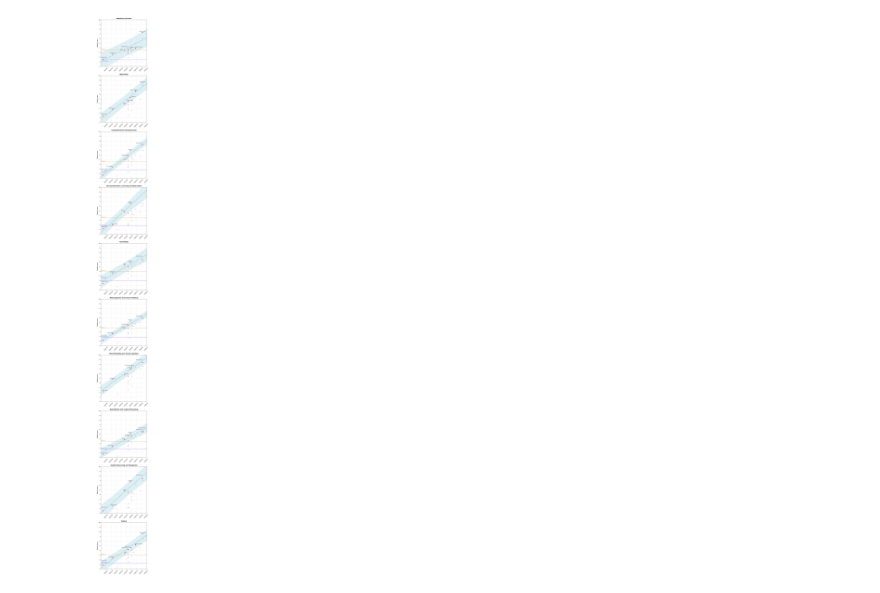
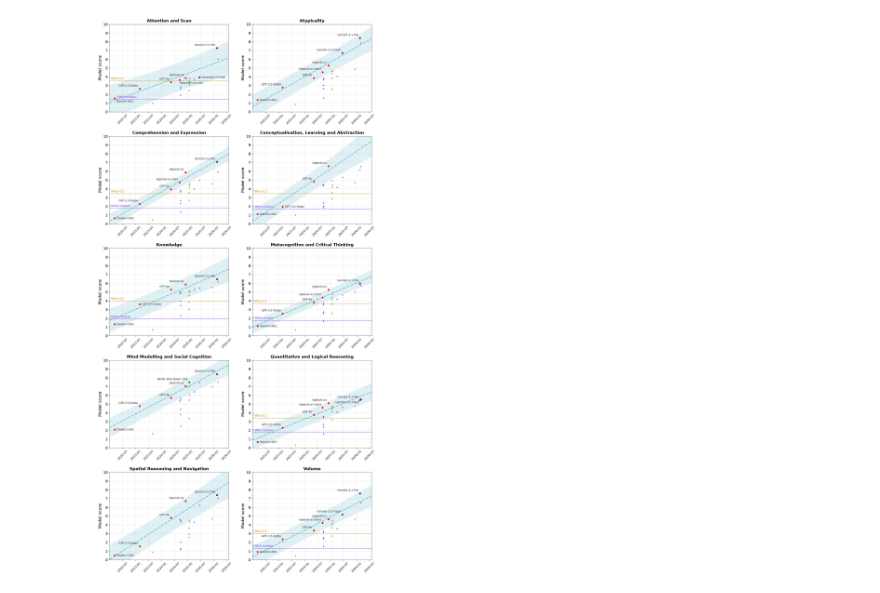
Before and after one commit to General-Purpose-AI-Policy-Lab/adele-extension, a Jupyter notebook: Trends.ipynb, the cells around one changed output. Saved outputs shown, nothing was run; the diff lists cells and outputs as text; code cells hidden in the pictures.

```diff
--- a/Trends.ipynb
+++ b/Trends.ipynb
@@ -50,18 +116,8 @@ def frontier_indices(xs, ys):
             front_original_indices.append(idx)
     return front_original_indices
 # %%
-group_full_names = {
-    'AS': 'Attention and Scan',
-    'CE': 'Comprehension and Expression',
-    'CL': 'Conceptualisation, Learning and Abstraction',
-    'MC': 'Metacognition and Critical Thinking',
-    'MS': 'Mind Modelling and Social Cognition',
-    'QL': 'Quantitative and Logical Reasoning',
-    'SN': 'Spatial Reasoning and Navigation',
-    'KN': 'Knowledge',
-    'AT': 'Atypicality',
-    'VO': 'Volume'
-}
+"""Full names of the dimension groups, in the language chosen above"""
+group_full_names = labels['group_full_names']
 # %%
 corporations = {'Babbage-002' : 'OpenAI',
                 'Davinci-002' : 'OpenAI',
@@ -272,8 +336,9 @@ plt.show()
 timss_adele_df = pd.read_csv("data/adele_profiles_TIMSS_G8_MaxAuxDiff=0_W=information_rho=1.csv")
 timss_adele_df.drop(['SN', 'MS', 'AT'], axis=1, inplace=True) #Drop 2 NaN and 1 unreliable value.
 # %%
-"""This cell draws fig 7 of our post"""
-fig, axs = plt.subplots(10, 1, figsize=(7, 84), sharex=False, sharey=False)
+"""This cell draws figure 4 of our post"""
+fig, axs = plt.subplots(5, 2, figsize=(17, 35), sharex=False, sharey=False)
+fig.subplots_adjust(hspace=0.28)  # without it a row's dates touch the title of the row below
 demand_groups = list(reduced_profiles_df.columns)
 demand_groups.remove('Date')
 release_dates = reduced_profiles_df['Date'].values
@@ -284,7 +349,7 @@ colors = [corpo_color_map[corporations[x]] for x in model_names]
 subplot_layout_data = []
 
 for i in range(10):
-    ax = axs[i]
+    ax = axs.flat[i]
     demand_group = demand_groups[i]
     ys = reduced_profiles_df[demand_group].values
     front = sorted(set(frontier_indices(xs, ys)), key=lambda k: xs[k])
@@ -303,6 +368,10 @@ for i in range(10):
     x_lo, x_hi = [(pd.Timestamp(d) - pd.to_datetime("2022-01-01")).total_seconds() / (3600 * 24 * 365.25)
                   for d in xlim_dates]
 
+    # Sampled densely: the collision test looks for obstacle points inside a label box, so a line
+    # described by its two endpoints alone would let labels be placed right across it.
+    x_line = np.linspace(xlim[0], xlim[1], 200)
+
     # TIMSS baselines
     timss_labels = []  # (x_anchor, y_anchor, text, color), to be placed later
     timss_lines_xy = []
@@ -310,12 +379,12 @@ for i in range(10):
         lv20 = timss_adele_df[demand_group].iloc[0]
         ax.plot(xlim, [lv20, lv20], color=COLOR_P20, ls='--', lw=1.3, zorder=2)
         timss_labels.append((xlim_dates[0], lv20, 'TIMSS-0.2', COLOR_P20))
-        timss_lines_xy.append((np.array(xlim), np.array([lv20, lv20])))
+        timss_lines_xy.append((x_line, np.full_like(x_line, lv20)))
 
         lv50 = timss_adele_df[demand_group].iloc[1]
         ax.plot(xlim, [lv50, lv50], color=COLOR_MED, ls='--', lw=1.3, zorder=2)
-        timss_labels.append((xlim_dates[0], lv50, 'TIMSS-median', COLOR_MED))
-        timss_lines_xy.append((np.array(xlim), np.array([lv50, lv50])))
+        timss_labels.append((xlim_dates[0], lv50, labels['timss_median'], COLOR_MED))
+        timss_lines_xy.append((x_line, np.full_like(x_line, lv50)))
 
     # Gaussian Process regression
     t_bar = np.mean(xsfront_years_since_2022)
@@ -335,20 +404,20 @@ for i in range(10):
 
     ax.set_xlim(xlim)
     ax.set_ylim(0, 10)
-    ax.set_ylabel('Model score')
+    ax.set_ylabel(labels['ylabel_score'], fontsize=15)
     ax.set_yticks(list(range(11)))
-    ax.set_title(group_full_names[demand_group], pad=8)
+    ax.set_title(group_full_names[demand_group], fontsize=15, pad=8)
     ax.grid(True, color='#e0e0e0', linewidth=0.6, zorder=0)
     ax.set_axisbelow(True)
     ax.spines['top'].set_visible(True)
     ax.spines['right'].set_visible(True)
-    ax.tick_params(axis='x', rotation=45, labelsize=10)
-    ax.tick_params(axis='y', labelsize=10)
+    ax.tick_params(axis='x', rotation=45, labelsize=11)
+    ax.tick_params(axis='y', labelsize=13)
 
     subplot_layout_data.append({
         'ax': ax,
         'points': [(xs[k], ys[k], model_names[k]) for k in front],
-        'lines_xy': timss_lines_xy + [(mdates.date2num(np.array(dates_grid)), y_mean)],
+        'lines_xy': timss_lines_xy,  # the trend is not an obstacle, the TIMSS baselines are
         'avoid_pts': [(xs[k], ys[k]) for k in front],
         'timss_labels': timss_labels,
     })
@@ -366,12 +435,14 @@ for data in subplot_layout_data:
 
     placed_boxes = []
 
-    # Place TIMSS labels
+    # Place TIMSS labels. Offsets stay positive so that a label always sits just above its own
+    # line; when the spot is taken, it slides right along the line instead of dropping below it.
+    timsstextsize = 10
     for x_anchor, y_anchor, text, color in data['timss_labels']:
         best, fallback = None, None
-        for dy in (3, 8, 13, -10, -15):
-            for dx in (2, 8, -8, 14):
-                bbox = _bbox(fig, ax, x_anchor, y_anchor, text, 7, dx, dy, ha='left', va='bottom').padded(1)
+        for dy in (3, 7, 11):
+            for dx in (2, 12, 24, 40, 60, 85, 115):
+                bbox = _bbox(fig, ax, x_anchor, y_anchor, text, timsstextsize, dx, dy, ha='left', va='bottom').padded(1)
                 if fits(bbox):
                     if fallback is None:
                         fallback = (dx, dy)
@@ -380,31 +451,33 @@ for data in subplot_layout_data:
                         break
             if best:
                 break
-        dx, dy = best or fallback or (3, 3)
+        dx, dy = best or fallback or (2, 3)
         ax.annotate(text, (x_anchor, y_anchor), textcoords="offset points", xytext=(dx, dy),
-                    ha='left', va='bottom', fontsize=7, fontweight='normal', color=color, zorder=5)
-        placed_boxes.append(_bbox(fig, ax, x_anchor, y_anchor, text, 7, dx, dy, ha='left', va='bottom'))
+                    ha='left', va='bottom', fontsize=timsstextsize, fontweight='normal', color=color, zorder=5)
+        placed_boxes.append(_bbox(fig, ax, x_anchor, y_anchor, text, timsstextsize, dx, dy, ha='left', va='bottom'))
 
-    # Place frontier model names
-    modeltextsize = 7
+    # A model name goes to the upper left of its point by default, and straight to its right when the
+    # point sits too close to the left edge for that. The remaining candidates are small nudges,
+    # tried in order, to clear a reference line or an already placed label.
+    modeltextsize = 10
+    placements = [(-6, 6, 'right', 'bottom'), (8, 0, 'left', 'center'),
+                  (-6, -6, 'right', 'top'), (6, -6, 'left', 'top'),
+                  (-6, 16, 'right', 'bottom'), (6, 16, 'left', 'bottom')]
     for x_data, y_data, name in data['points']:
         best, fallback = None, None
-        for step in range(10):
-            dy = 6 + step * 7
-            for dx in (0, 9, -9, 18, -18, 27, -27):
-                bbox = _bbox(fig, ax, x_data, y_data, name, modeltextsize, dx, dy, ha='center', va='bottom').padded(2)
-                if fits(bbox):
-                    if fallback is None:
-                        fallback = (dx, dy)
-                    if not collides(bbox):
-                        best = (dx, dy)
-                        break
-            if best:
-                break
-        dx, dy = best or fallback or (0, 6)
+        for dx, dy, ha, va in placements:
+            bbox = _bbox(fig, ax, x_data, y_data, name, modeltextsize, dx, dy, ha=ha, va=va).padded(2)
+            if fits(bbox):
+                if fallback is None:
+                    fallback = (dx, dy, ha, va)
+                if not collides(bbox):
+                    best = (dx, dy, ha, va)
+                    break
+        dx, dy, ha, va = best or fallback or (0, 6, 'center', 'bottom')
         ax.annotate(name, (x_data, y_data), textcoords="offset points", xytext=(dx, dy),
-                    ha='center', va='bottom', fontsize=modeltextsize, color='#222222', zorder=5)
-        placed_boxes.append(_bbox(fig, ax, x_data, y_data, name, modeltextsize, dx, dy, ha='center', va='bottom'))
+                    ha=ha, va=va, fontsize=modeltextsize, color='#222222', zorder=5)
+        placed_boxes.append(_bbox(fig, ax, x_data, y_data, name, modeltextsize, dx, dy, ha=ha, va=va))
 
+save_figure(fig, 'all_groups')
 plt.show()
 # %% [output]
@@ -411,2 +486,2 @@ plt.show()
-[figure, old version]
+[figure, new version]
 # %%
```
Also changed, not shown: parts of 6 cells of this notebook, 22 other files.
